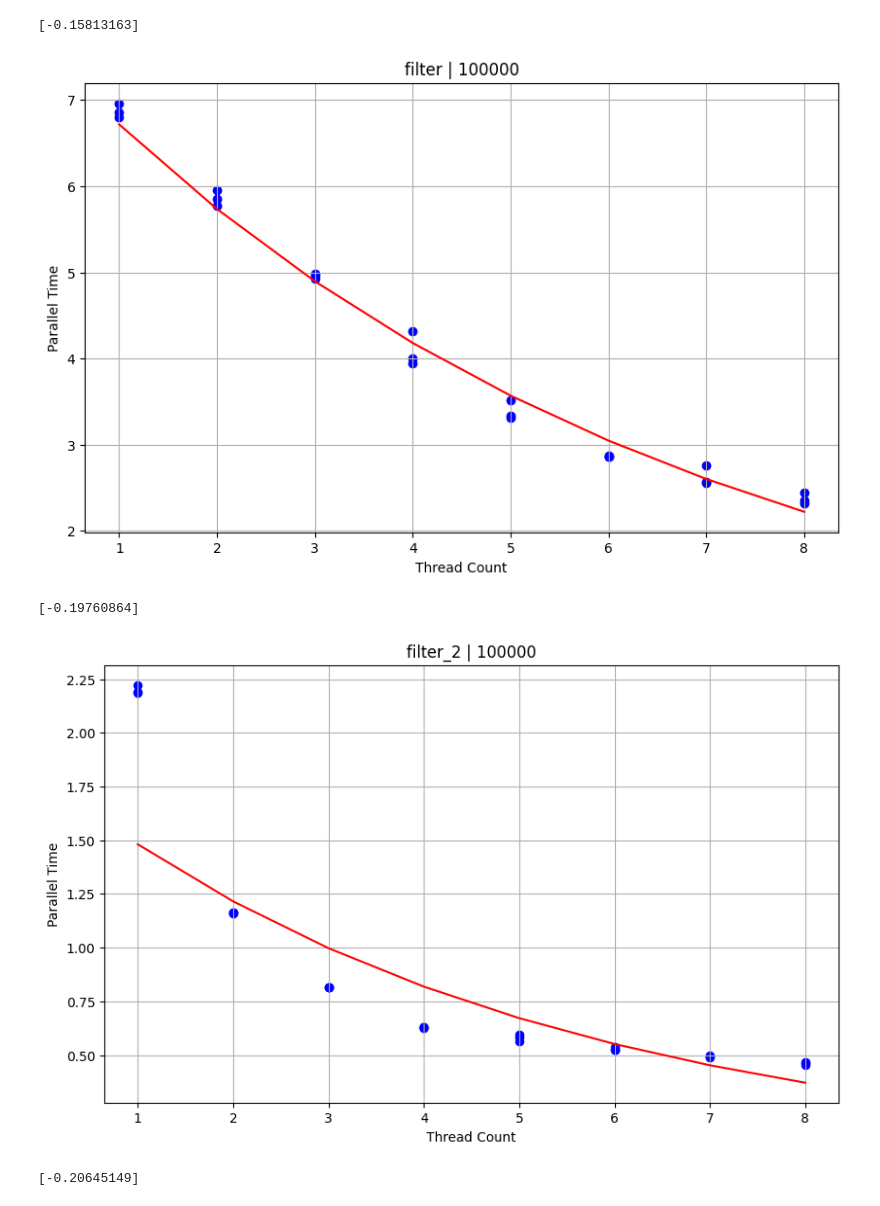
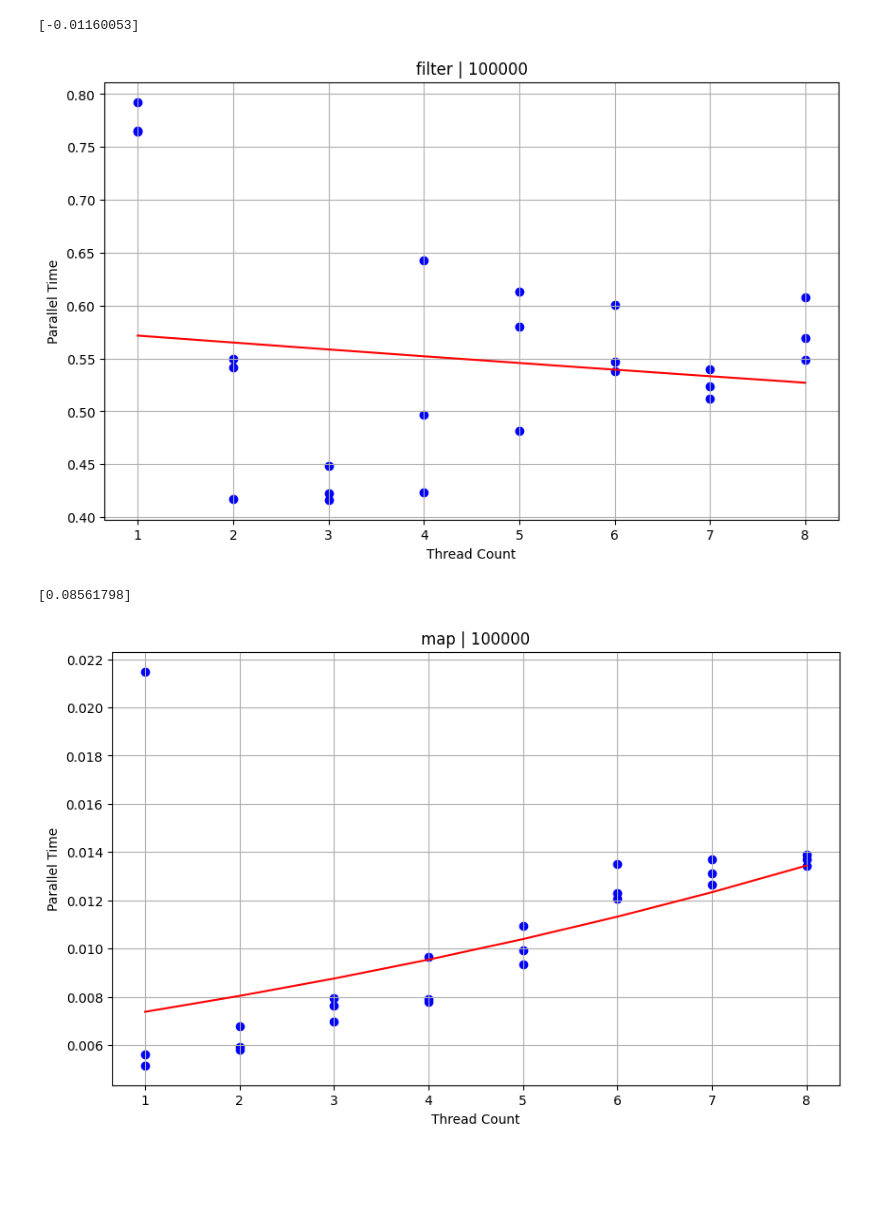
Before and after one commit to jhbarr/CSC-297, a Jupyter notebook: graph_plots.ipynb, the cells around one changed output. Cells and saved outputs as stored; diff of their text form; code cells hidden in the pictures; blank space fills up the shorter version.

```diff
--- a/graph_plots.ipynb
+++ b/graph_plots.ipynb
@@ -4,44 +4,42 @@ import pandas as pd
 import numpy as np
 from sklearn.linear_model import LinearRegression
 # %%
-# files = ['reduce', 'map', 'filter']
-files = ['filter', 'filter_2', 'map', 'reduce']
+files = ['filter', 'map']
 
 for file in files:
-    df = pd.read_csv(f"Worker Threads - NodeJS/Data/{file}_data.csv")
+    df = pd.read_csv(f"Web Workers/Data/{file}_data.csv")
     i = df['Array Size'][0]
 
     # Prepare data
     # We'll group by Thread Count to get average Parallel Time per thread
     grouped = df.groupby('Thread Count')['Parallel Time'].mean().reset_index()
     grouped['Natural Log Time'] = np.log(grouped['Parallel Time'])
 
     model = LinearRegression()
     model.fit(grouped[['Thread Count']], grouped['Natural Log Time'])
     X_pred = grouped[['Thread Count']]
     ln_pred = model.predict(X_pred)
 
     # Convert predictions back to original scale: Parallel Time = exp(predicted ln(time))
     parallel_time_pred = np.exp(ln_pred)
 
     print(model.coef_)
 
     # Create scatter plot
     plt.figure(figsize=(10, 6))
     plt.scatter(df['Thread Count'], df['Parallel Time'], color='blue')
     plt.plot(grouped['Thread Count'], parallel_time_pred, color='red', label='Regression Fit (exp model)')
 
     # Add labels and title
     plt.xlabel('Thread Count')
     plt.ylabel('Parallel Time')
     plt.title(f"{file} | {i}")
     plt.grid(True)
 
     # Show the plot
     plt.show()
 # %% [output]
-[-0.15813163]
+[-0.01160053]
-[figure, old version]
+[figure, new version]
-[-0.19760864]
+[0.08561798]
-[figure, old version]
+[figure, new version]
-[-0.20645149]
```
Also changed, not shown: parts of 1 cell of this notebook, 4 other files.
